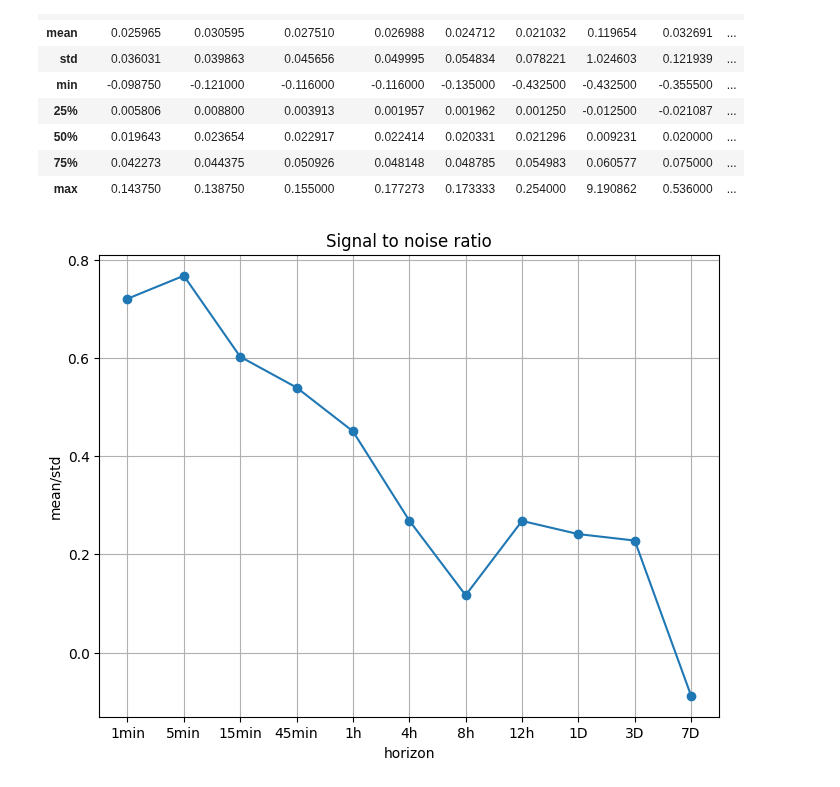
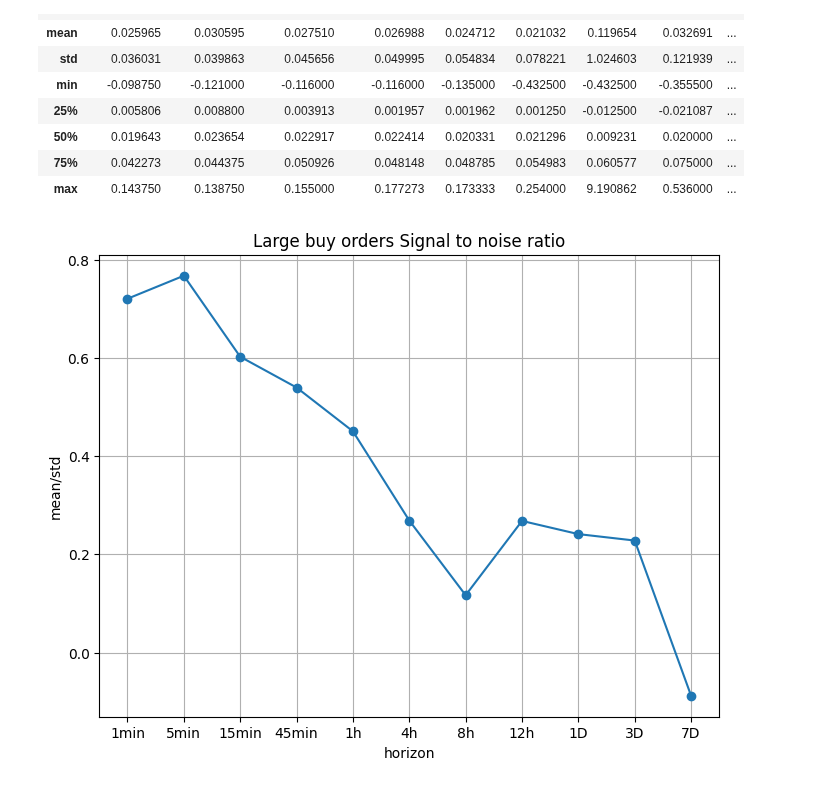
Before and after one commit to SigmaFlowX/Moex-Options-, a Jupyter notebook: notebooks/orders_analysis.ipynb, the cells around one changed output. Cells and saved outputs as stored; diff of their text form; code cells hidden in the pictures.

```diff
--- a/notebooks/orders_analysis.ipynb
+++ b/notebooks/orders_analysis.ipynb
@@ -173,17 +173,17 @@ base[[f'return_{h}' for h in horizons]].describe()
 # %%
 snr = []
 
 for h in horizons:
     col = f'return_{h}'
     s = base[col].dropna()
     snr.append(s.mean() / s.std())
 
 fig = plt.figure(figsize=(8,6))
 plt.plot(horizons, snr, marker='o')
-plt.title("Signal to noise ratio")
+plt.title("Large buy orders Signal to noise ratio")
 plt.xlabel("horizon")
 plt.ylabel("mean/std")
 plt.grid()
 plt.show()
 # %% [output]
-[figure, old version]
+[figure, new version]
```
Also changed, not shown: parts of 1 cell of this notebook.
